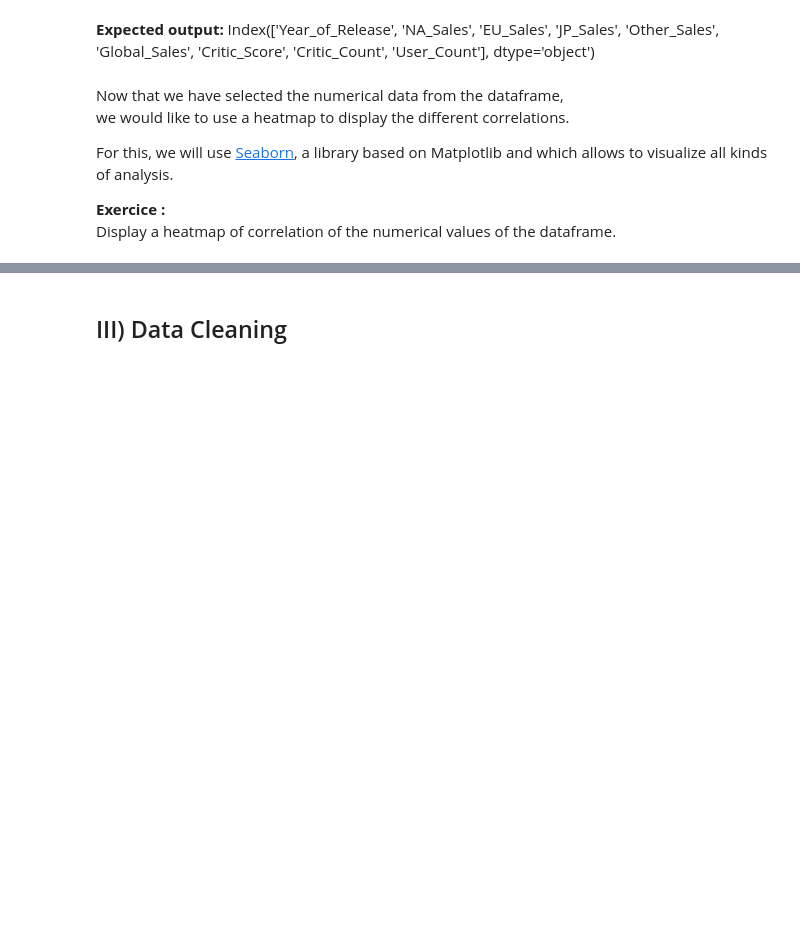
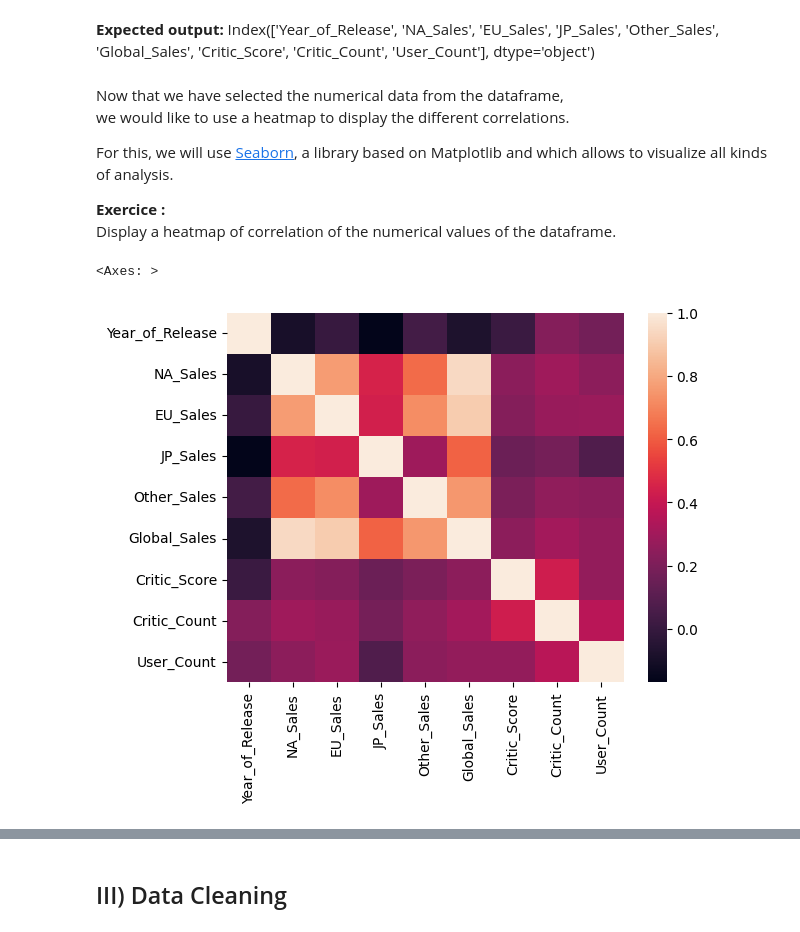
Before and after one commit to PoC-Community/ia-pandas-jvlxz, a Jupyter notebook: 2.video_games_data_visualisation.ipynb, the cells around one changed output, grey strips where cells are left out. Drawn from its saved outputs; the diff is of its cells as text; code cells hidden in the pictures; blank space fills up the shorter version.

```diff
--- a/2.video_games_data_visualisation.ipynb
+++ b/2.video_games_data_visualisation.ipynb
@@ -207,6 +180,10 @@ For this, we will use [Seaborn](https://seaborn.pydata.org/), a library based on
 Display a heatmap of correlation of the numerical values of the dataframe.
 # %%
 #display heatmap thanks to seaborn
+sns.heatmap(df.select_dtypes(include=['float64']).corr())
+# %% [output]
+<Axes: >
+[figure, added]
 # %% [markdown]
 **Expected output:**\
 <img src="./image/heatmap.png"/>
```
Also changed, not shown: parts of 6 cells of this notebook.
